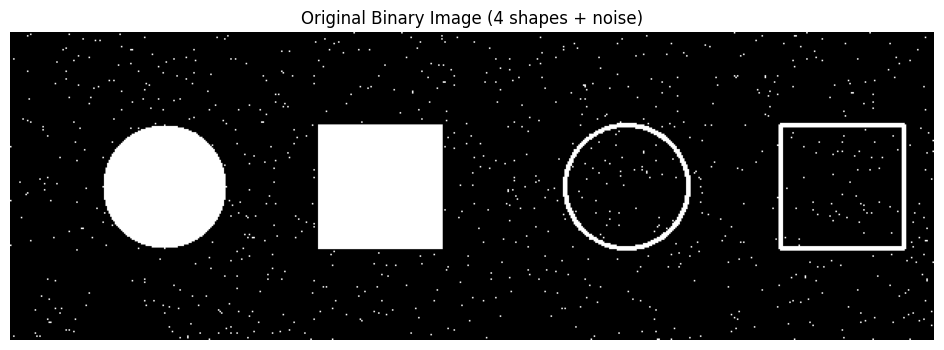
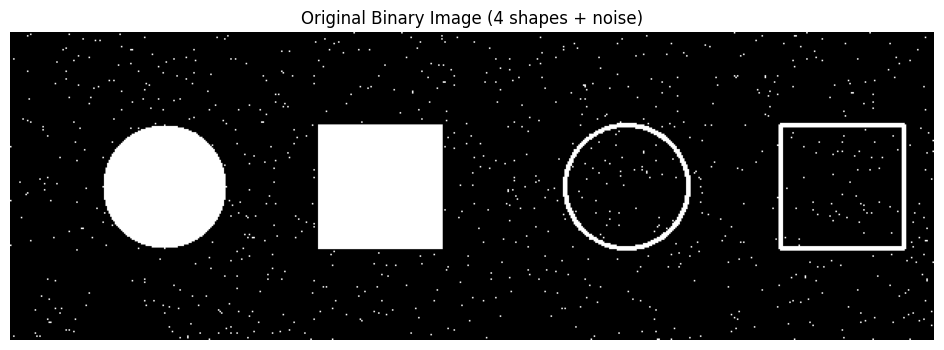
The notebook cell's code change between the first figure and the second:
--- before
+++ after
@@ -1,19 +1,25 @@
 # --- Code from the lab manual ---
 # Create a binary image with shapes and noise
-image = np.zeros((200, 600), dtype=np.uint8)
-cv2.circle(image, (100, 100), 40, 255, -1)              # Solid circle (filled)
-cv2.rectangle(image, (200, 60), (280, 140), 255, -1)    # Solid rectangle (filled)
-cv2.circle(image, (400, 100), 40, 255, 2)               # Hollow circle (outline)
-cv2.rectangle(image, (500, 60), (580, 140), 255, 2)     # Hollow rectangle (outline)
+pic = np.zeros((200, 600), dtype=np.uint8)
+# np.zeros : reates a new array of given shape and type, filled with zeros (black)
+
+cv2.circle(pic, (100, 100), 40, 255, -1)              # Solid circle (filled)
+cv2.rectangle(pic, (200, 60), (280, 140), 255, -1)    # Solid rectangle (filled)
+# -1 is thickness; -1 means fill the shape completely (if it was positive there will be an outline only, not filled)
+
+cv2.circle(pic, (400, 100), 40, 255, 2)               # Hollow circle (outline)
+cv2.rectangle(pic, (500, 60), (580, 140), 255, 2)     # Hollow rectangle (outline)
 
 # Add small noise (1000 random white pixels)
 np.random.seed(0)
-for _ in range(1000):
+for i in range(1000):
     x, y = np.random.randint(0, 600), np.random.randint(0, 200)
-    image[y, x] = 255
+    pic[y, x] = 255
 
 plt.figure(figsize=(12, 4))
-plt.imshow(image, cmap='gray')
+plt.imshow(pic, cmap='gray')
 plt.title('Original Binary Image (4 shapes + noise)')
 plt.axis('off')
 plt.show()
+
+

Commit: add